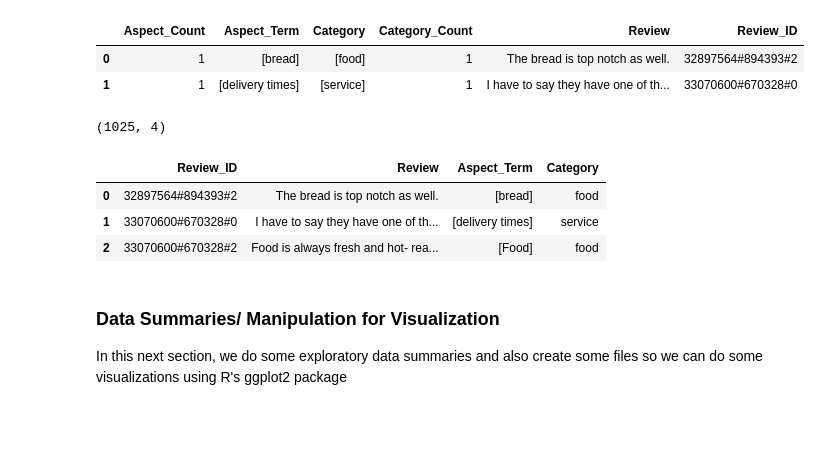
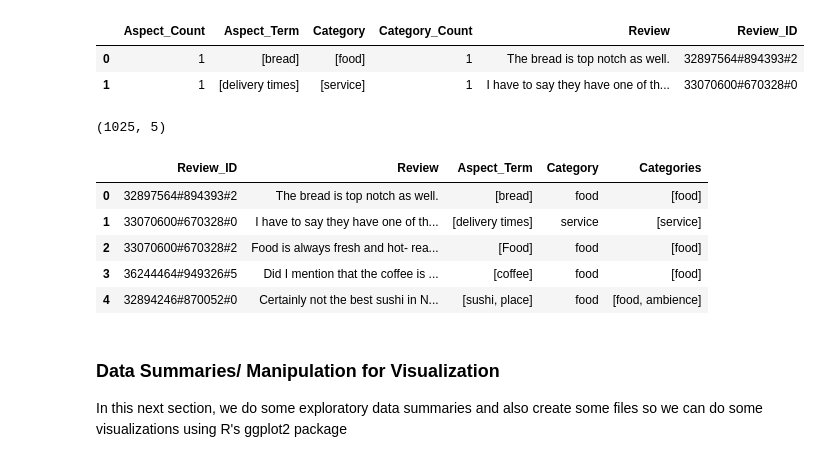
Before and after one commit to tahmeed14/aspect-based-sentiment-analysis-NLP, a Jupyter notebook: data-engin-asba-notebook.ipynb, the cells around one changed output. Saved outputs shown, nothing was run; the diff lists cells and outputs as text; code cells hidden in the pictures; blank space fills up the shorter version.

```diff
--- a/data-engin-asba-notebook.ipynb
+++ b/data-engin-asba-notebook.ipynb
@@ -210,6 +218,8 @@ reviews_pd.to_pickle("pickled_data/pickled_reviews_pd.pkl")
 In this next section, we process the dataframe to create a new one that is re-formatted to an Category level instead of review level. In the previous dataframe the rows represented an entire review whereas now a row will represent a respective Category in the review. This will prevent a row from having multiple category, this will be good for our training
 # %%
 data_list_CatLevel = []
+
+num_conflicts = 0
 
 # loop through the current
 for row in reviews_pd.itertuples(index=False):
@@ -227,14 +237,18 @@ for row in reviews_pd.itertuples(index=False):
         current_category = category_list[i]
 
         if current_pol == "conflict":
+            num_conflicts += 1
             current_pol = "neutral" # collapse these two levels together as one
+            polarity_list[i] = "neutral"
 
         if current_category == "anecdotes/miscellaneous": # rename this label for visualization convenience
             current_category = "other"
+            category_list[i] = "other"
 
         current_aspPol = []
 
         for asp_pol in row.Aspect_Polarity:
+
             if asp_pol == "conflict":
                 current_aspPol.append("neutral")
             else:
@@ -247,5 +261,9 @@ for row in reviews_pd.itertuples(index=False):
         data_dict["Aspect_Polarity"] = current_aspPol
         data_dict["Category"] = current_category
         data_dict["Category_Polarity"] = current_pol
+        data_dict["Categories"] = category_list
+        data_dict["Category_Polarities"] = polarity_list
 
         data_list_CatLevel.append(data_dict)
+
+print(num_conflicts)
@@ -386,24 +406,28 @@ for row in semEval_TestData.itertuples(index=False):
 
         if current_category == "anecdotes/miscellaneous": # rename this label for visualization convenience
             current_category = "other"
+            category_list[i] = "other"
 
         data_dict["Aspect_Term"] = row.Aspect_Term
         data_dict["Aspect_Count"] = row.Aspect_Count
         data_dict["Category"] = current_category
+        data_dict["Categories"] = category_list
 
         data_list_CatLevel.append(data_dict)
 # %%
 semEval_TestData = pd.DataFrame(data_list_CatLevel)
-semEval_TestData = semEval_TestData[['Review_ID', 'Review', 'Aspect_Term', 'Category']]
+semEval_TestData = semEval_TestData[['Review_ID', 'Review', 'Aspect_Term', 'Category', 'Categories']]
 print(semEval_TestData.shape)
 semEval_TestData.to_pickle("pickled_data/semEval_TestData.pkl")
-semEval_TestData.head(3)
+semEval_TestData.head(5)
 # %% [output]
-(1025, 4)
+(1025, 5)
-|  | Review_ID | Review | Aspect_Term | Category |
-| 0 | 32897564#894393#2 | The bread is top notch as well. | [bread] | food |
-| 1 | 33070600#670328#0 | I have to say they have one of th... | [delivery times] | service |
-| 2 | 33070600#670328#2 | Food is always fresh and hot- rea... | [Food] | food |
+|  | Review_ID | Review | Aspect_Term | Category | Categories |
+| 0 | 32897564#894393#2 | The bread is top notch as well. | [bread] | food | [food] |
+| 1 | 33070600#670328#0 | I have to say they have one of th... | [delivery times] | service | [service] |
+| 2 | 33070600#670328#2 | Food is always fresh and hot- rea... | [Food] | food | [food] |
+| 3 | 36244464#949326#5 | Did I mention that the coffee is ... | [coffee] | food | [food] |
+| 4 | 32894246#870052#0 | Certainly not the best sushi in N... | [sushi, place] | food | [food, ambience] |
 # %% [markdown]
 ### Data Summaries/ Manipulation for Visualization
 
```
Also changed, not shown: parts of 7 cells of this notebook, 3 other files.
